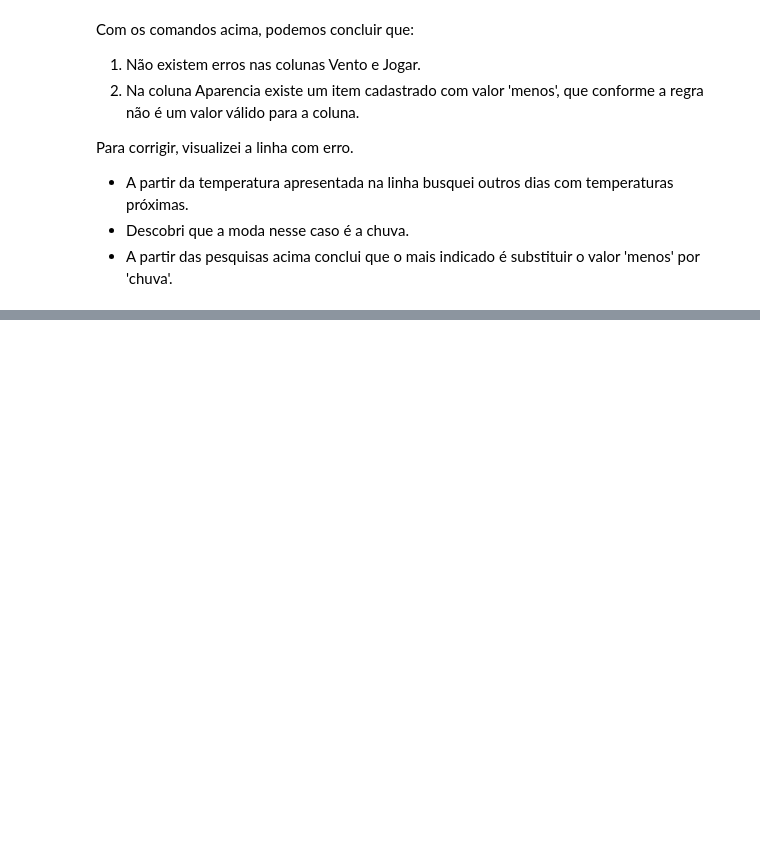
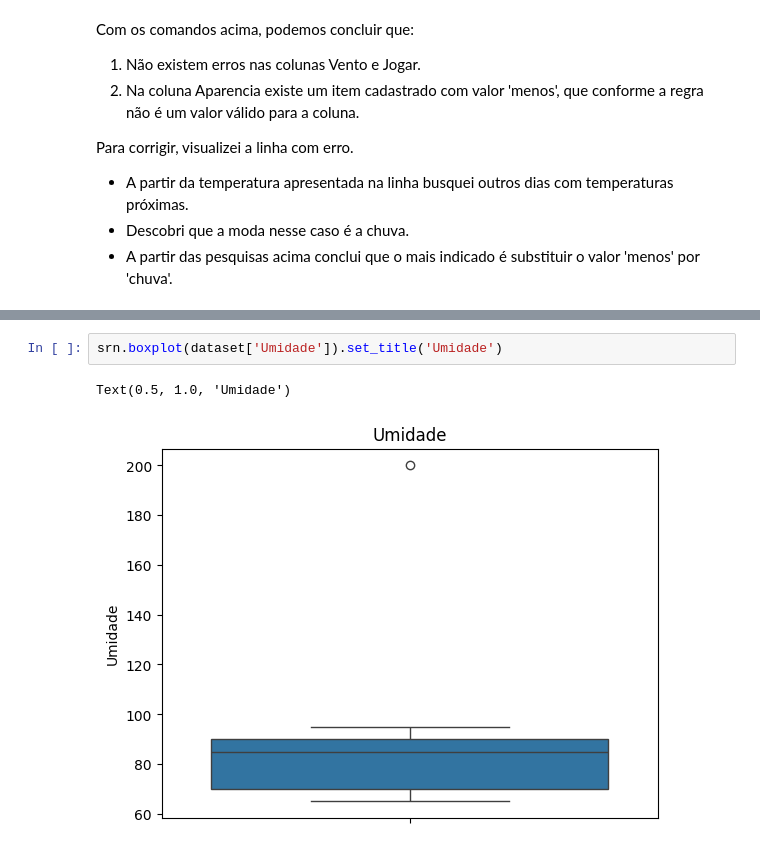
Before and after one commit to DiegoRCarvalho/python-exercicios-01-limpar-dados, a Jupyter notebook: limpar.ipynb, the cells around one changed output, grey strips where cells are left out. Saved outputs shown, nothing was run; the diff lists cells and outputs as text; blank space fills up the shorter version.

```diff
--- a/limpar.ipynb
+++ b/limpar.ipynb
@@ -101,0 +123,5 @@ Para corrigir, visualizei a linha com erro.
+# %%
+srn.boxplot(dataset['Umidade']).set_title('Umidade')
+# %% [output]
+Text(0.5, 1.0, 'Umidade')
+[figure, added]
```
Also changed, not shown: parts of 18 cells of this notebook.
